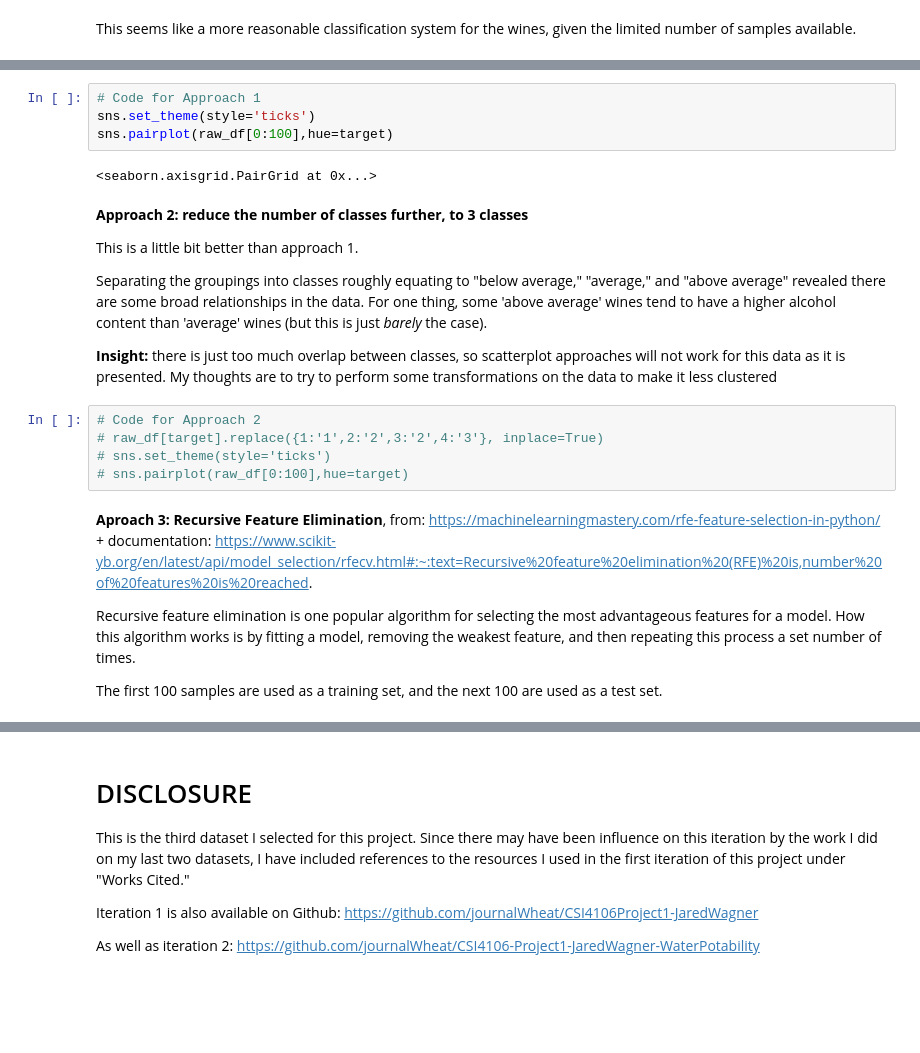
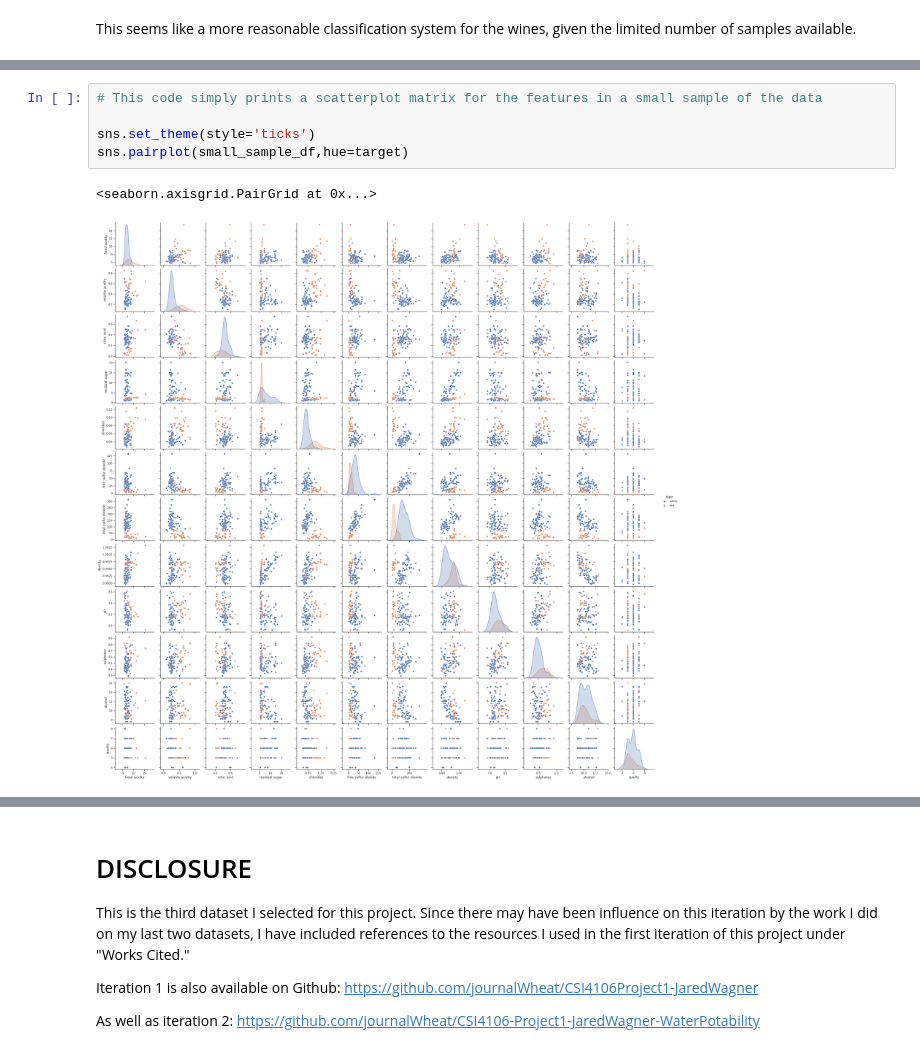
Before and after one commit to journalWheat/CSI4106-Project1, a Jupyter notebook: CSI4106_Project1_JaredWagner_GeneralForm.ipynb, the cells around one changed output, grey strips where cells are left out. Drawn from its saved outputs; the diff is of its cells as text; blank space fills up the shorter version.

```diff
--- a/CSI4106_Project1_JaredWagner_GeneralForm.ipynb
+++ b/CSI4106_Project1_JaredWagner_GeneralForm.ipynb
@@ -114,25 +94,8 @@ Failure. The data is too dense to see any clear boundaries between any two featu
 # %%
-# Code for Approach 1
+# This code simply prints a scatterplot matrix for the features in a small sample of the data
+
 sns.set_theme(style='ticks')
-sns.pairplot(raw_df[0:100],hue=target)
+sns.pairplot(small_sample_df,hue=target)
 # %% [output]
 <seaborn.axisgrid.PairGrid at 0x...>
+[figure, added]
-# %% [markdown]
-**Approach 2: reduce the number of classes further, to 3 classes**
-
-This is a little bit better than approach 1.
-
-Separating the groupings into classes roughly equating to "below average," "average," and "above average" revealed there are some broad relationships in the data. For one thing, some 'above average' wines tend to have a higher alcohol content than 'average' wines (but this is just *barely* the case).
-
-**Insight:** there is just too much overlap between classes, so scatterplot approaches will not work for this data as it is presented. My thoughts are to try to perform some transformations on the data to make it less clustered
-# %%
-# Code for Approach 2
-# raw_df[target].replace({1:'1',2:'2',3:'2',4:'3'}, inplace=True)
-# sns.set_theme(style='ticks')
-# sns.pairplot(raw_df[0:100],hue=target)
-# %% [markdown]
-**Aproach 3: Recursive Feature Elimination**, from: https://machinelearningmastery.com/rfe-feature-selection-in-python/ + documentation: https://www.scikit-yb.org/en/latest/api/model_selection/rfecv.html#:~:text=Recursive%20feature%20elimination%20(RFE)%20is,number%20of%20features%20is%20reached.
-
-Recursive feature elimination is one popular algorithm for selecting the most advantageous features for a model. How this algorithm works is by fitting a model, removing the weakest feature, and then repeating this process a set number of times.
-
-The first 100 samples are used as a training set, and the next 100 are used as a test set.
```
Also changed, not shown: parts of 30 cells of this notebook.
